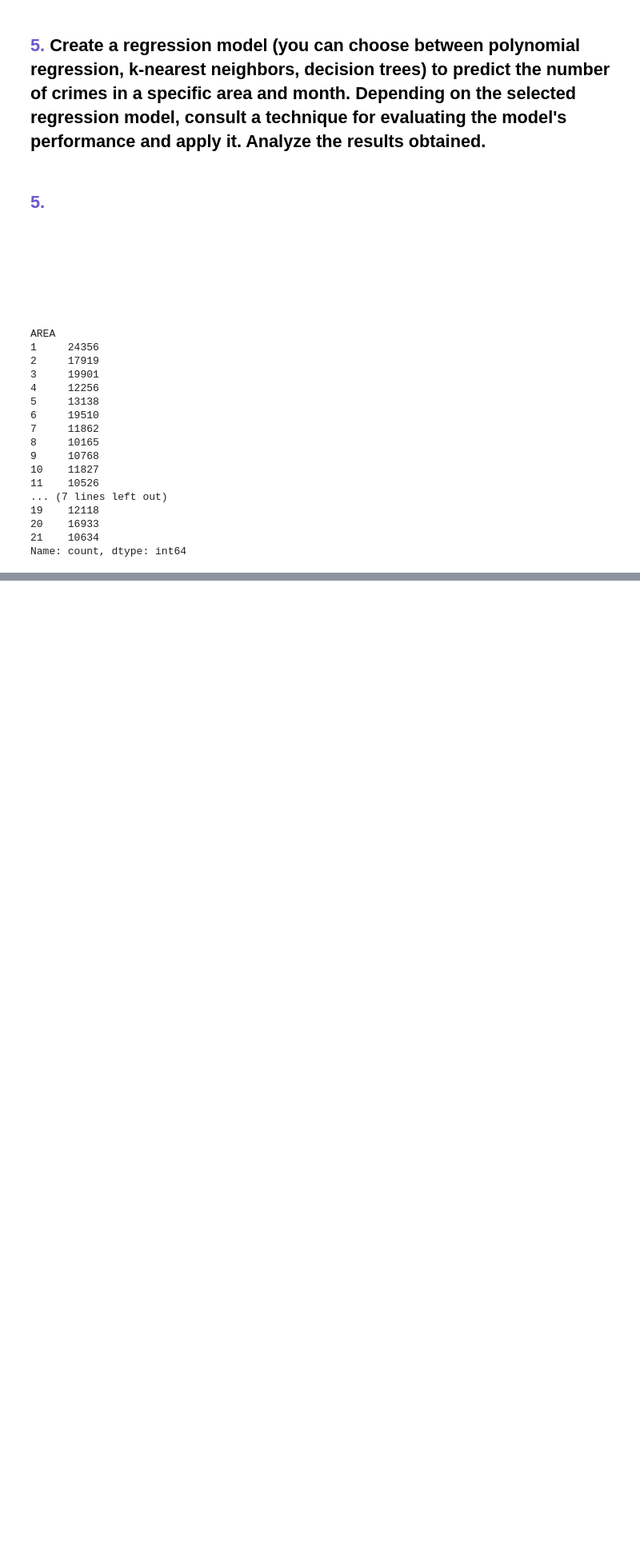
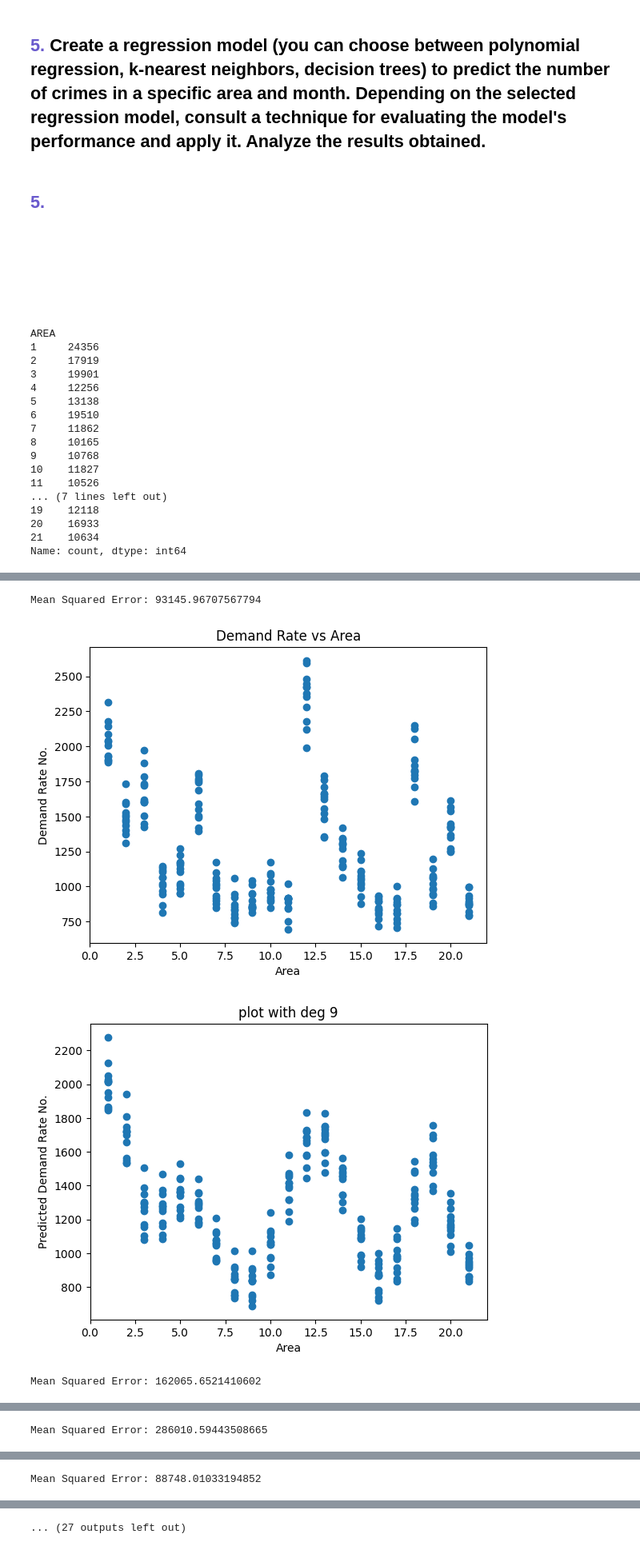
Before and after one commit to kavioleta08/Actividad2, a Jupyter notebook: Activity 2_ Regressions.ipynb, the cells around one changed output, grey strips where cells are left out. Shown at 80% size. Saved outputs shown, nothing was run; the diff lists cells and outputs as text; code cells hidden in the pictures; blank space fills up the shorter version.

```diff
--- a/Activity 2_ Regressions.ipynb
+++ b/Activity 2_ Regressions.ipynb
@@ -589,0 +661,9 @@ TypeError: LinearRegression.fit() missing 1 required positional argument: 'y'
+# %%
+dicc={}
+for i in range (9,22):
+    dicc[i]=increasindegree(i)
+# %% [output]
+Mean Squared Error: 93145.96707567794
+[figure, added]
+[figure, added]
+Mean Squared Error: 162065.6521410602
@@ -589,0 +672 @@ TypeError: LinearRegression.fit() missing 1 required positional argument: 'y'
+Mean Squared Error: 286010.59443508665
@@ -589,0 +675 @@ TypeError: LinearRegression.fit() missing 1 required positional argument: 'y'
+Mean Squared Error: 88748.01033194852
@@ -589,0 +678 @@ TypeError: LinearRegression.fit() missing 1 required positional argument: 'y'
+... (27 outputs left out)
```
Also changed, not shown: parts of 22 cells of this notebook.
